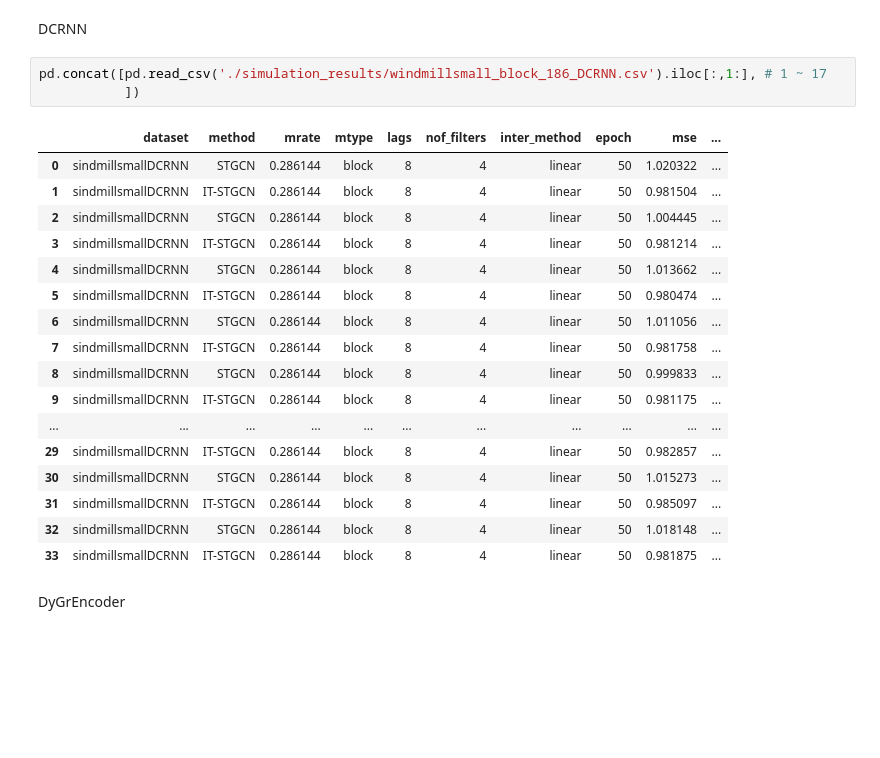
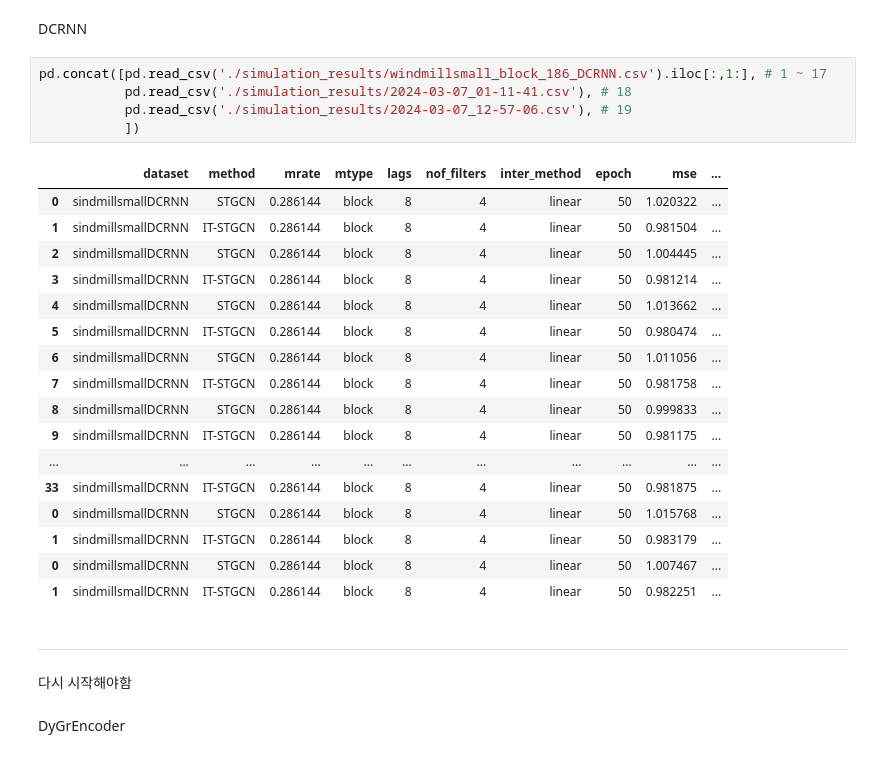
Before and after one commit to seoyeonc/ITTGNN_blog, a Jupyter notebook: posts/2_research/done.ipynb, the cells around one changed output. Cells and saved outputs as stored; diff of their text form; blank space fills up the shorter version.

```diff
--- a/posts/2_research/done.ipynb
+++ b/posts/2_research/done.ipynb
@@ -166,25 +154,31 @@ pd.concat([pd.read_csv('./simulation_results/windmillsmall_block_186_GConcGRU.cs
 DCRNN
 # %%
 pd.concat([pd.read_csv('./simulation_results/windmillsmall_block_186_DCRNN.csv').iloc[:,1:], # 1 ~ 17
+           pd.read_csv('./simulation_results/2024-03-07_01-11-41.csv'), # 18
+           pd.read_csv('./simulation_results/2024-03-07_12-57-06.csv'), # 19
            ])
 # %% [output]
 |  | dataset | method | mrate | mtype | lags | nof_filters | inter_method | epoch | mse | ... |
 | 0 | sindmillsmallDCRNN | STGCN | 0.286144 | block | 8 | 4 | linear | 50 | 1.020322 | ... |
 | 1 | sindmillsmallDCRNN | IT-STGCN | 0.286144 | block | 8 | 4 | linear | 50 | 0.981504 | ... |
 | 2 | sindmillsmallDCRNN | STGCN | 0.286144 | block | 8 | 4 | linear | 50 | 1.004445 | ... |
 | 3 | sindmillsmallDCRNN | IT-STGCN | 0.286144 | block | 8 | 4 | linear | 50 | 0.981214 | ... |
 | 4 | sindmillsmallDCRNN | STGCN | 0.286144 | block | 8 | 4 | linear | 50 | 1.013662 | ... |
 | 5 | sindmillsmallDCRNN | IT-STGCN | 0.286144 | block | 8 | 4 | linear | 50 | 0.980474 | ... |
 | 6 | sindmillsmallDCRNN | STGCN | 0.286144 | block | 8 | 4 | linear | 50 | 1.011056 | ... |
 | 7 | sindmillsmallDCRNN | IT-STGCN | 0.286144 | block | 8 | 4 | linear | 50 | 0.981758 | ... |
 | 8 | sindmillsmallDCRNN | STGCN | 0.286144 | block | 8 | 4 | linear | 50 | 0.999833 | ... |
 | 9 | sindmillsmallDCRNN | IT-STGCN | 0.286144 | block | 8 | 4 | linear | 50 | 0.981175 | ... |
 | ... | ... | ... | ... | ... | ... | ... | ... | ... | ... | ... |
-| 29 | sindmillsmallDCRNN | IT-STGCN | 0.286144 | block | 8 | 4 | linear | 50 | 0.982857 | ... |
-| 30 | sindmillsmallDCRNN | STGCN | 0.286144 | block | 8 | 4 | linear | 50 | 1.015273 | ... |
-| 31 | sindmillsmallDCRNN | IT-STGCN | 0.286144 | block | 8 | 4 | linear | 50 | 0.985097 | ... |
-| 32 | sindmillsmallDCRNN | STGCN | 0.286144 | block | 8 | 4 | linear | 50 | 1.018148 | ... |
 | 33 | sindmillsmallDCRNN | IT-STGCN | 0.286144 | block | 8 | 4 | linear | 50 | 0.981875 | ... |
+| 0 | sindmillsmallDCRNN | STGCN | 0.286144 | block | 8 | 4 | linear | 50 | 1.015768 | ... |
+| 1 | sindmillsmallDCRNN | IT-STGCN | 0.286144 | block | 8 | 4 | linear | 50 | 0.983179 | ... |
+| 0 | sindmillsmallDCRNN | STGCN | 0.286144 | block | 8 | 4 | linear | 50 | 1.007467 | ... |
+| 1 | sindmillsmallDCRNN | IT-STGCN | 0.286144 | block | 8 | 4 | linear | 50 | 0.982251 | ... |
+# %% [markdown]
+---
+# %% [markdown]
+다시 시작해야함
 # %% [markdown]
 DyGrEncoder
 # %%
```
Also changed, not shown: parts of 7 cells of this notebook, 15 other files.
